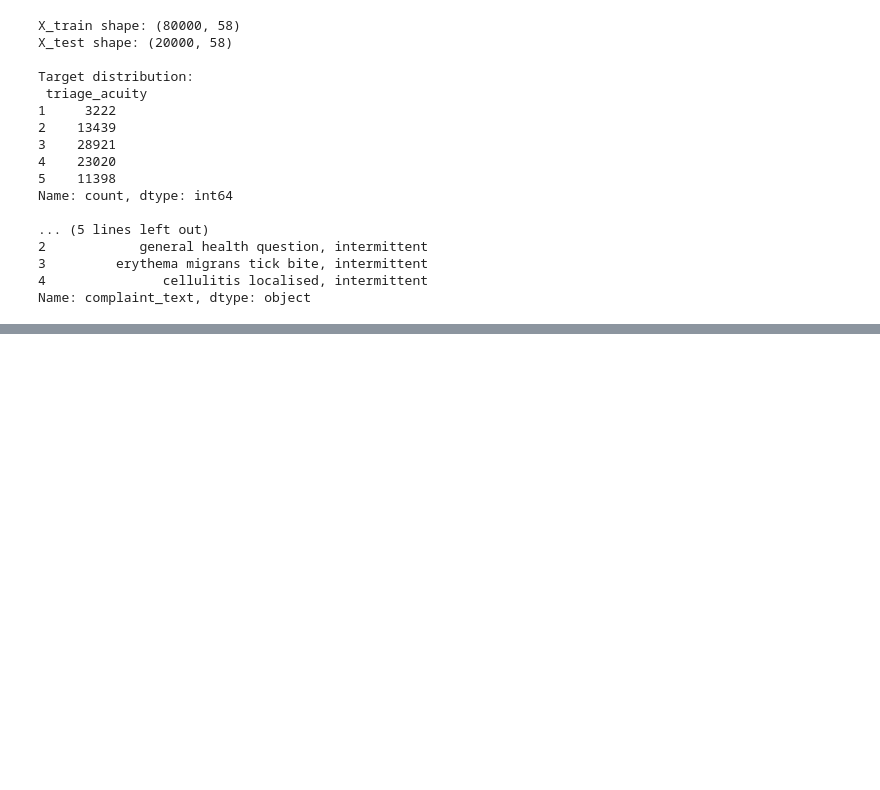
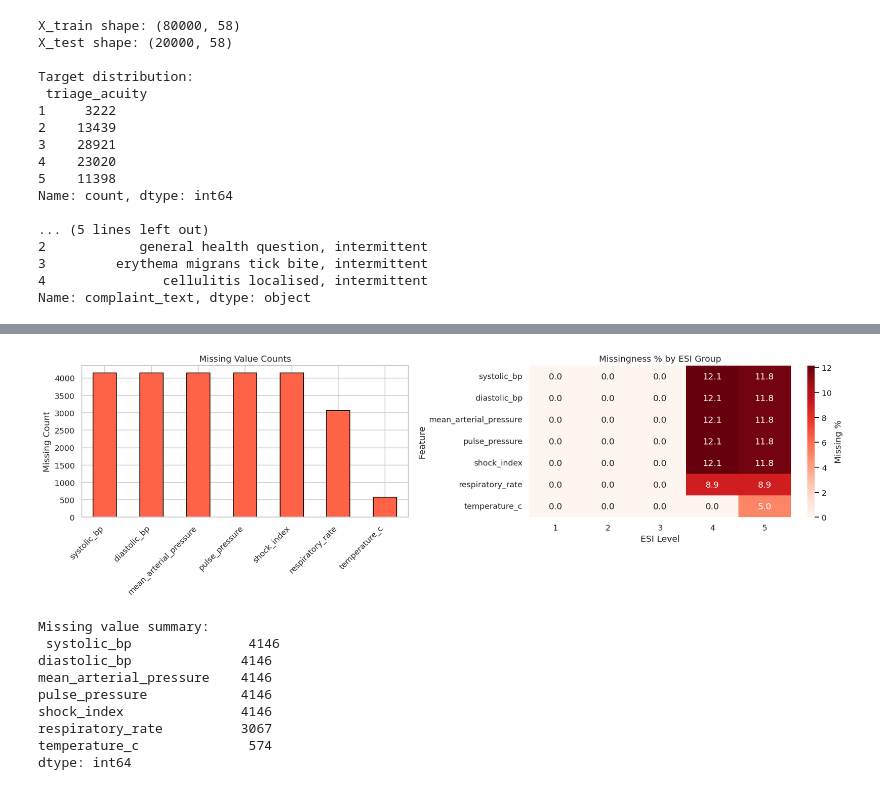
Before and after one commit to sayan1506/Triagegeist, a Jupyter notebook: Triagegegist_Phase_1.ipynb, the cells around one changed output, grey strips where cells are left out. Drawn from its saved outputs; the diff is of its cells as text; code cells hidden in the pictures; blank space fills up the shorter version.

```diff
--- a/Triagegegist_Phase_1.ipynb
+++ b/Triagegegist_Phase_1.ipynb
@@ -90,0 +155,43 @@ Name: complaint_text, dtype: object
+# %%
+# Overall missingness
+missing = X_train.isnull().sum()
+missing = missing[missing > 0].sort_values(ascending=False)
+
+fig, axes = plt.subplots(1, 2, figsize=(16, 5))
+
+# Bar chart of missing counts
+missing.plot(kind='bar', ax=axes[0], color='tomato', edgecolor='black')
+axes[0].set_title('Missing Value Counts')
+axes[0].set_ylabel('Missing Count')
+axes[0].set_xticklabels(axes[0].get_xticklabels(), rotation=45, ha='right')
+
+# Missingness % by ESI group
+train_with_target = X_train.copy()
+train_with_target['triage_acuity'] = y_train.values
+
+miss_by_esi = train_with_target.groupby('triage_acuity')[missing.index.tolist()].apply(
+    lambda x: x.isnull().mean() * 100
+)
+
+sns.heatmap(miss_by_esi.T, annot=True, fmt='.1f', cmap='Reds',
+            ax=axes[1], cbar_kws={'label': 'Missing %'})
+axes[1].set_title('Missingness % by ESI Group')
+axes[1].set_xlabel('ESI Level')
+axes[1].set_ylabel('Feature')
+
+plt.tight_layout()
+plt.savefig('eda_missingness.png')
+plt.show()
+
+print("Missing value summary:\n", missing)
+# %% [output]
+[figure, added]
+Missing value summary:
+ systolic_bp               4146
+diastolic_bp              4146
+mean_arterial_pressure    4146
+pulse_pressure            4146
+shock_index               4146
+respiratory_rate          3067
+temperature_c              574
+dtype: int64
```
Also changed, not shown: parts of 16 cells of this notebook.
